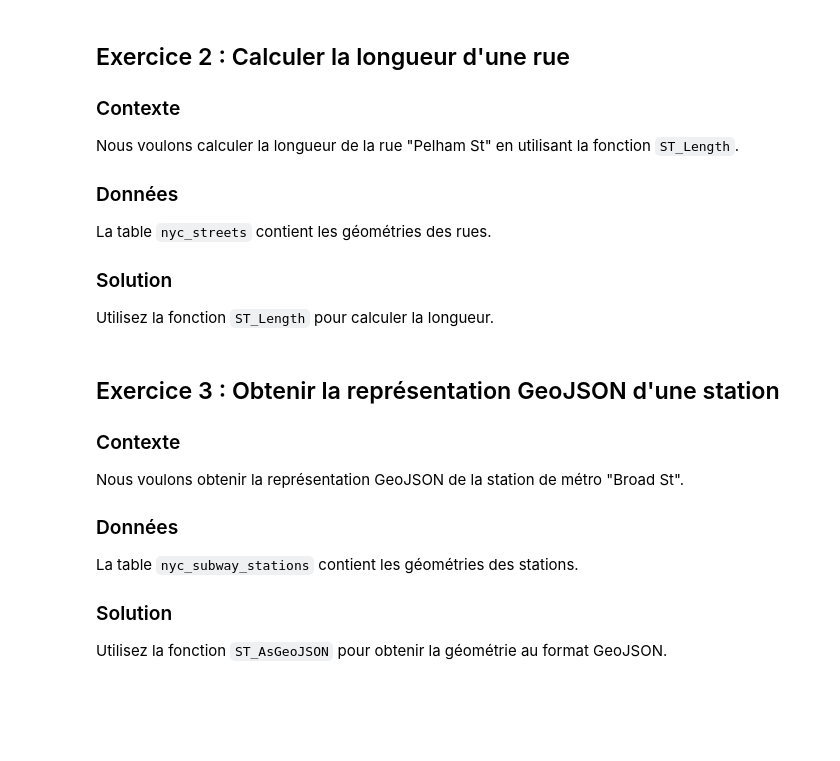
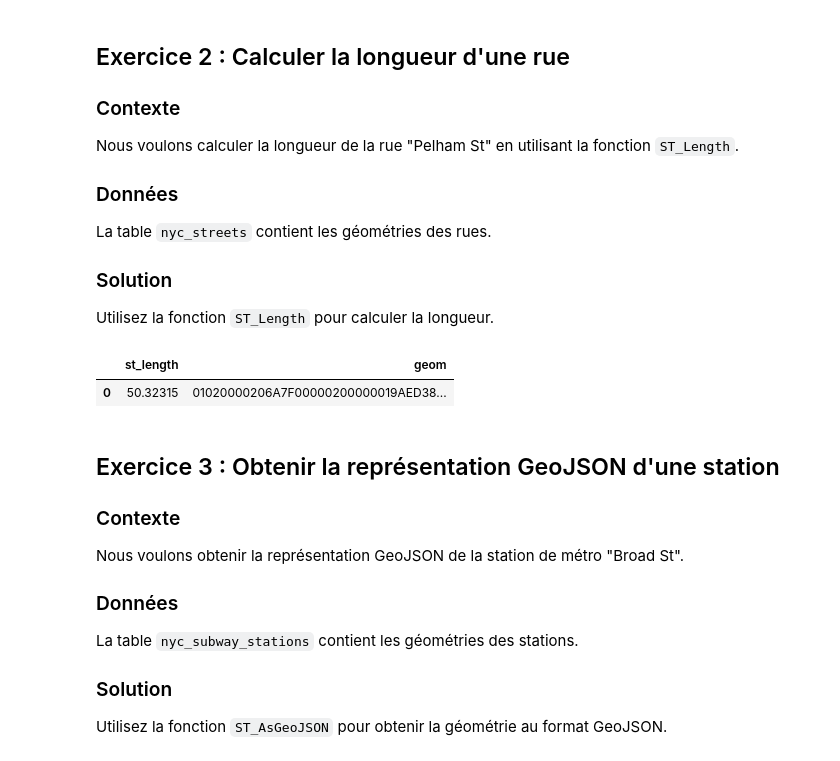
Before and after one commit to regislon/cfgeo_s2, a Jupyter notebook: base_donnees/exercice.ipynb, the cells around one changed output. Drawn from its saved outputs; the diff is of its cells as text; code cells hidden in the pictures; blank space fills up the shorter version.

```diff
--- a/base_donnees/exercice.ipynb
+++ b/base_donnees/exercice.ipynb
@@ -82,10 +83,15 @@ Utilisez la fonction `ST_Length` pour calculer la longueur.
 # %%
 # Calcul de la longueur de la rue "Pelham St"
 query = """
-
+SELECT ST_Length(geom), geom
+FROM public.nyc_streets
+where name = 'Pelham St';
 """
 df = pd.read_sql(query, engine)
 df
+# %% [output]
+|  | st_length | geom |
+| 0 | 50.32315 | 01020000206A7F00000200000019AED38... |
 # %% [markdown]
 ## Exercice 3 : Obtenir la représentation GeoJSON d'une station
 
```
Also changed, not shown: parts of 11 cells of this notebook, 31 other files.
